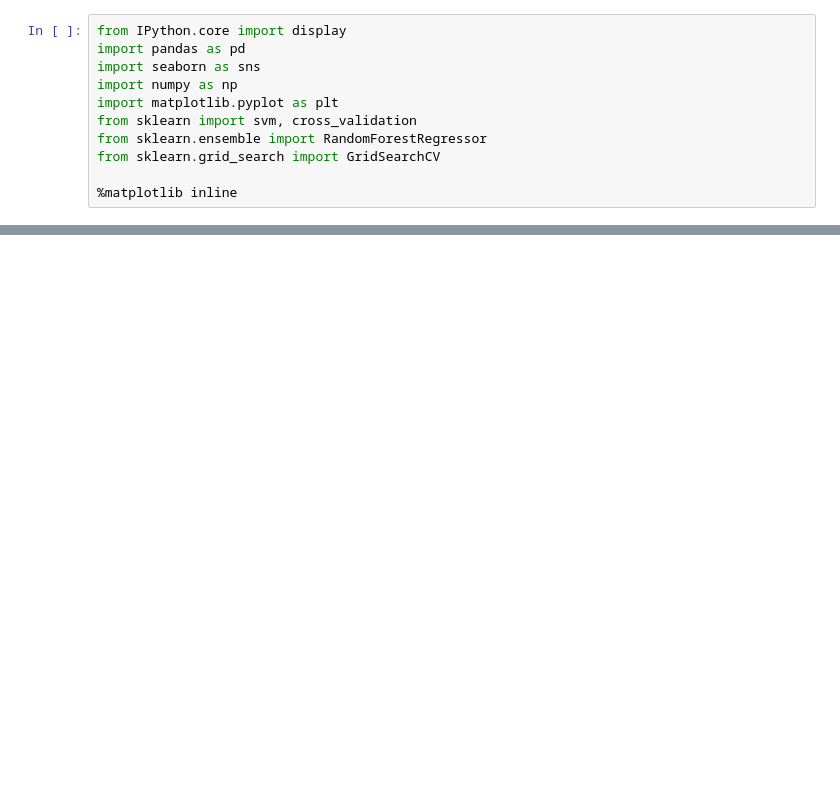
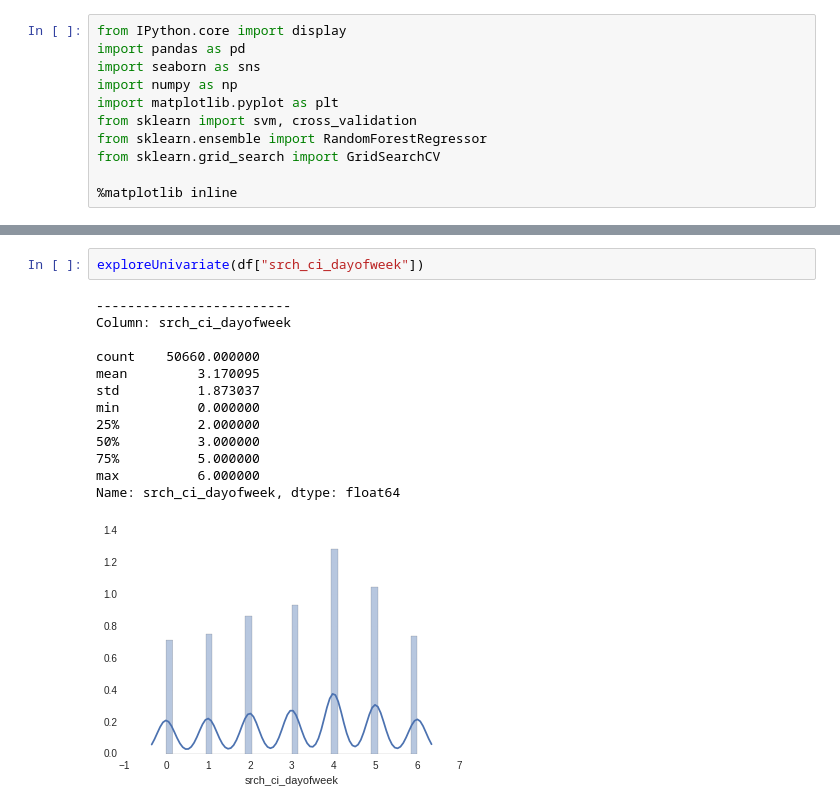
Before and after one commit to muatik/prp, a Jupyter notebook: expedia.ipynb, the cells around one changed output, grey strips where cells are left out. Cells and saved outputs as stored; diff of their text form; blank space fills up the shorter version.

```diff
--- a/expedia.ipynb
+++ b/expedia.ipynb
@@ -68,0 +204,16 @@ df.describe()
+# %%
+exploreUnivariate(df["srch_ci_dayofweek"])
+# %% [output]
+-------------------------
+Column: srch_ci_dayofweek
+
+count    50660.000000
+mean         3.170095
+std          1.873037
+min          0.000000
+25%          2.000000
+50%          3.000000
+75%          5.000000
+max          6.000000
+Name: srch_ci_dayofweek, dtype: float64
+[figure, added]
```
Also changed, not shown: parts of 13 cells of this notebook.
